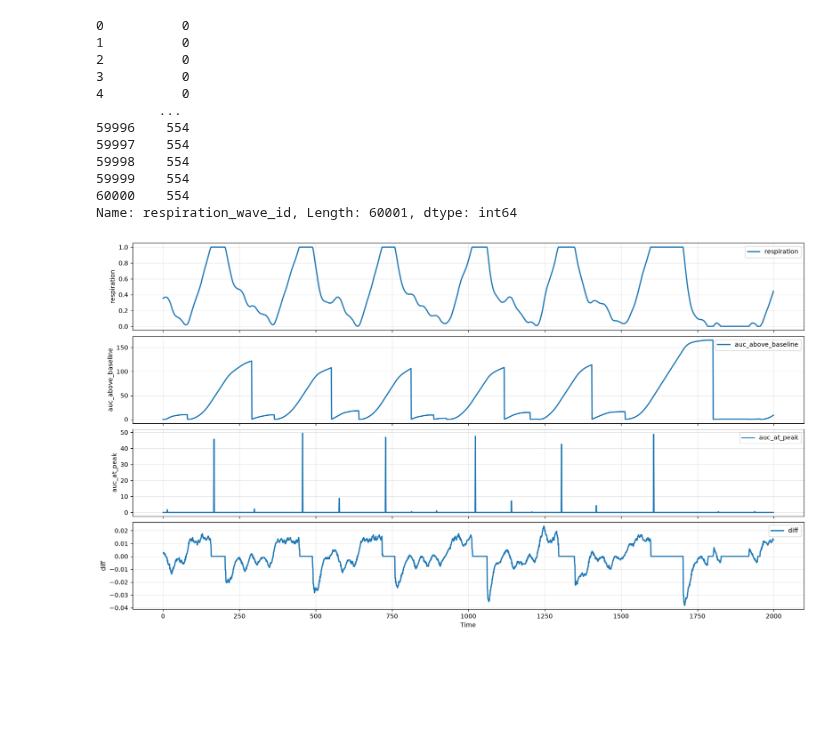
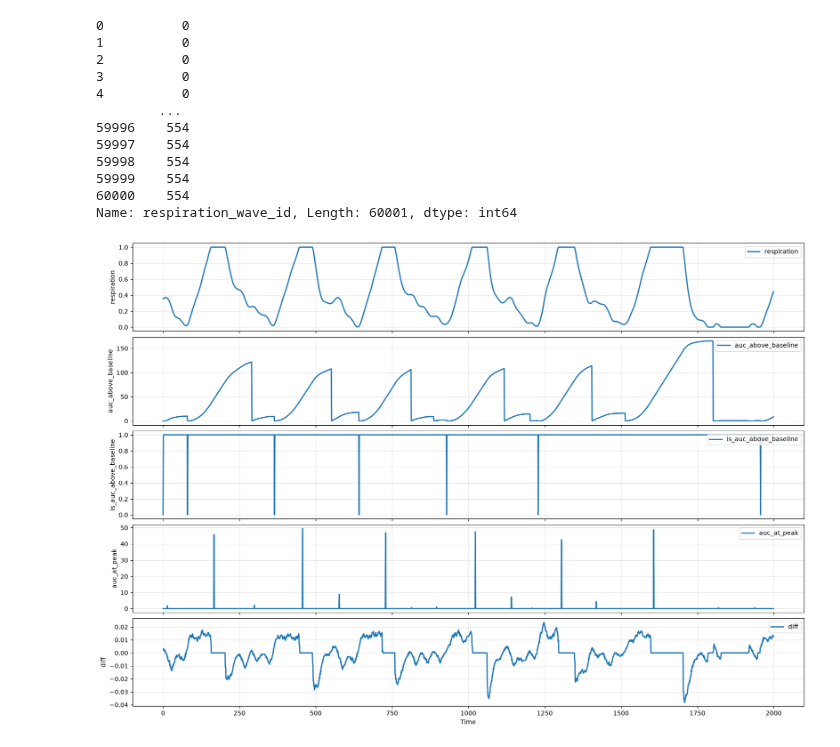
Before and after one commit to featuregraph/featuregraph, a Jupyter notebook: notebooks/development.ipynb, the cells around one changed output. Drawn from its saved outputs; the diff is of its cells as text; code cells hidden in the pictures; blank space fills up the shorter version.

```diff
--- a/notebooks/development.ipynb
+++ b/notebooks/development.ipynb
@@ -55,8 +53,13 @@ bidmc['auc_above_baseline'] = (
 )
 
 bidmc['auc_at_peak'] = np.where(bidmc['exit_respiration_rising'] == 1, bidmc['auc_above_baseline'], 0)
+bidmc['is_auc_above_baseline'] = bidmc['auc_above_baseline'] > 0
 # %%
 bidmc['diff'] = bidmc['respiration'].diff()
-fig, axes = plot(bidmc[:2000],[['respiration'], ['auc_above_baseline'], ['auc_at_peak'], ['diff']])
+fig, axes = plot(bidmc[:2000],[['respiration'],
+                               ['auc_above_baseline'],
+                               ['is_auc_above_baseline'],
+                               ['auc_at_peak'],
+                               ['diff']])
 # %% [output]
-[figure, old version]
+[figure, new version]
```
Also changed, not shown: parts of 6 cells of this notebook.
